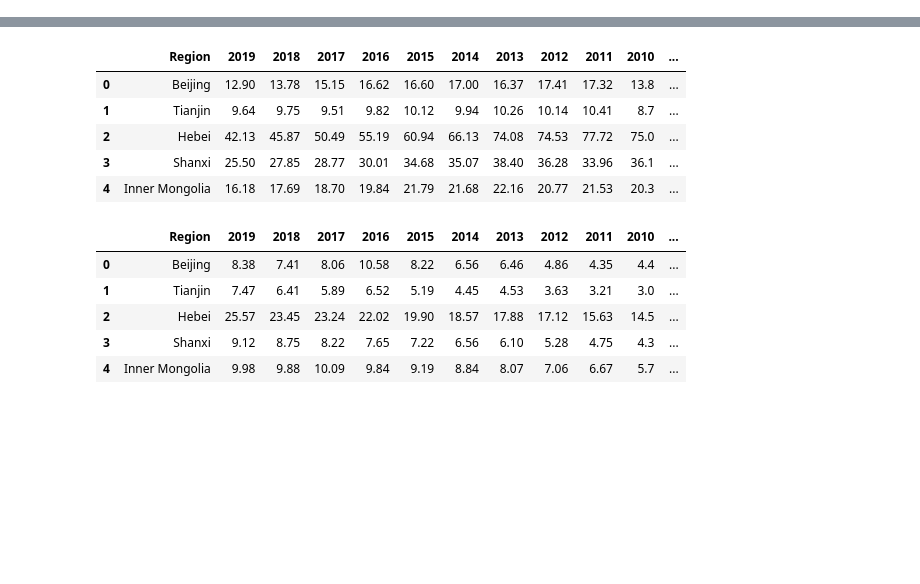
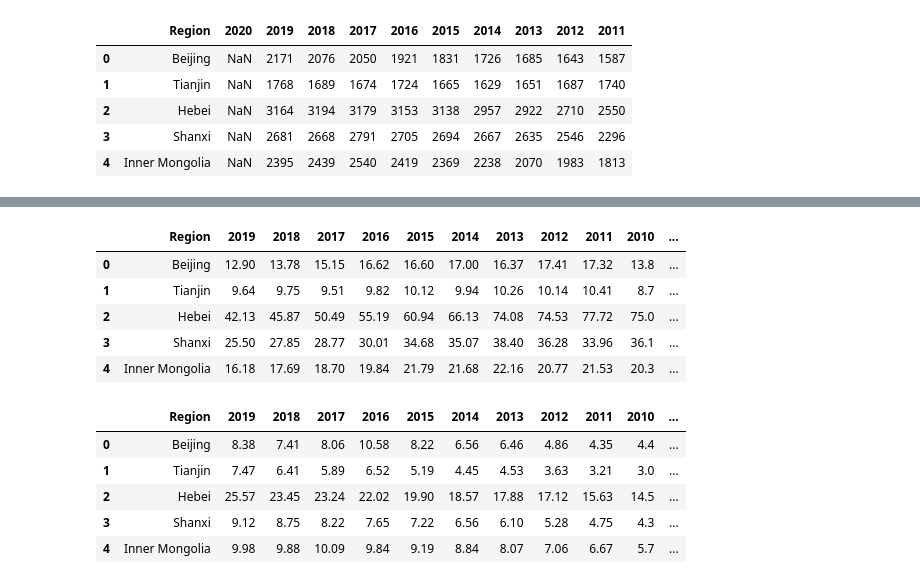
Before and after one commit to mexiliang/umich-591, a Jupyter notebook: Scatterplot.ipynb, the cells around one changed output, grey strips where cells are left out. Saved outputs shown, nothing was run; the diff lists cells and outputs as text; code cells hidden in the pictures; blank space fills up the shorter version.

Commit message:
adding new education files and new visual for education

```diff
--- a/Scatterplot.ipynb
+++ b/Scatterplot.ipynb
@@ -6,16 +7,35 @@ import seaborn as sns
 disposableincome_path = 'data/disposableincome.csv'
 divorces_path = 'data/divorces.csv'
 grossregionalproduct_path = 'data/grossregionalproduct.csv'
-highereducation_path = 'data/highereducation.csv'
-kindergarten_path = 'data/kindergarten.csv'
 marriages_path = 'data/marriages.csv'
+
+#education files paths
+higher_education_path = 'data/education_students_higer_education_per100000.csv'
+senior_secondary_education_path = 'data/education_students_senior_secondary_per100000.csv'
+junior_secondary_education_path = 'data/education_students_junior_secondary_per100000.csv'
+primary_education_path = 'data/education_students_primary_per100000.csv'
+kindergarten_education_path = 'data/education_students_kindergarten_per100000.csv'
 # %%
 disposableincome_df = pd.read_csv(disposableincome_path, skiprows=3, skipfooter=1, engine='python')
 divorces_df = pd.read_csv(divorces_path, skiprows=3, skipfooter=1, engine='python')
 grossregionalproduct_df = pd.read_csv(grossregionalproduct_path, skiprows=3, skipfooter=1, engine='python')
-highereducation_df = pd.read_csv(highereducation_path, skiprows=3, skipfooter=1, engine='python')
-kindergarten_df = pd.read_csv(kindergarten_path, skiprows=3, skipfooter=1, engine='python')
 marriages_df = pd.read_csv(marriages_path, skiprows=3, skipfooter=1, engine='python')
+
+# education dataframes
+higher_edu_df = pd.read_csv(highereducation_path, skiprows=3, skipfooter=1, engine='python')
+senior_sec_edu_df = pd.read_csv(senior_secondary_education_path, skiprows=3, skipfooter=1, engine='python')
+junior_sec_edu_df = pd.read_csv(junior_secondary_education_path, skiprows=3, skipfooter=1, engine='python')
+primary_edu_df = pd.read_csv(primary_education_path, skiprows=3, skipfooter=1, engine='python')
+kindergarten_edu_df = pd.read_csv(kindergarten_education_path, skiprows=3, skipfooter=1, engine='python')
+# %%
+kindergarten_edu_df.head()
+# %% [output]
+|  | Region | 2020 | 2019 | 2018 | 2017 | 2016 | 2015 | 2014 | 2013 | 2012 | 2011 |
+| 0 | Beijing | NaN | 2171 | 2076 | 2050 | 1921 | 1831 | 1726 | 1685 | 1643 | 1587 |
+| 1 | Tianjin | NaN | 1768 | 1689 | 1674 | 1724 | 1665 | 1629 | 1651 | 1687 | 1740 |
+| 2 | Hebei | NaN | 3164 | 3194 | 3179 | 3153 | 3138 | 2957 | 2922 | 2710 | 2550 |
+| 3 | Shanxi | NaN | 2681 | 2668 | 2791 | 2705 | 2694 | 2667 | 2635 | 2546 | 2296 |
+| 4 | Inner Mongolia | NaN | 2395 | 2439 | 2540 | 2419 | 2369 | 2238 | 2070 | 1983 | 1813 |
 # %%
 marriages_df.dropna(axis=1, how='all', inplace=True)
 divorces_df.dropna(axis=1, how='all', inplace=True)
```
Also changed, not shown: parts of 6 cells of this notebook, 6 other files.
